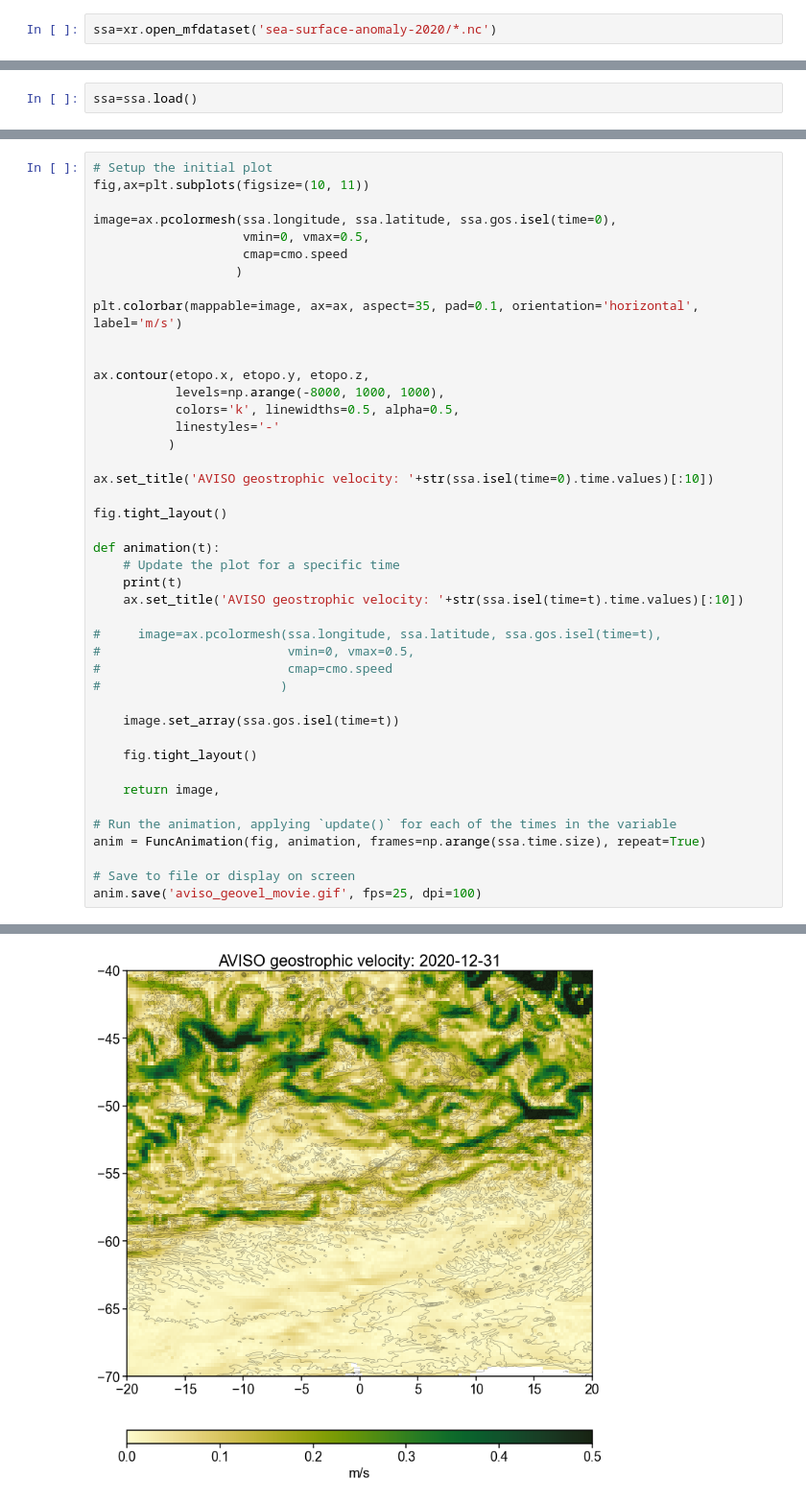
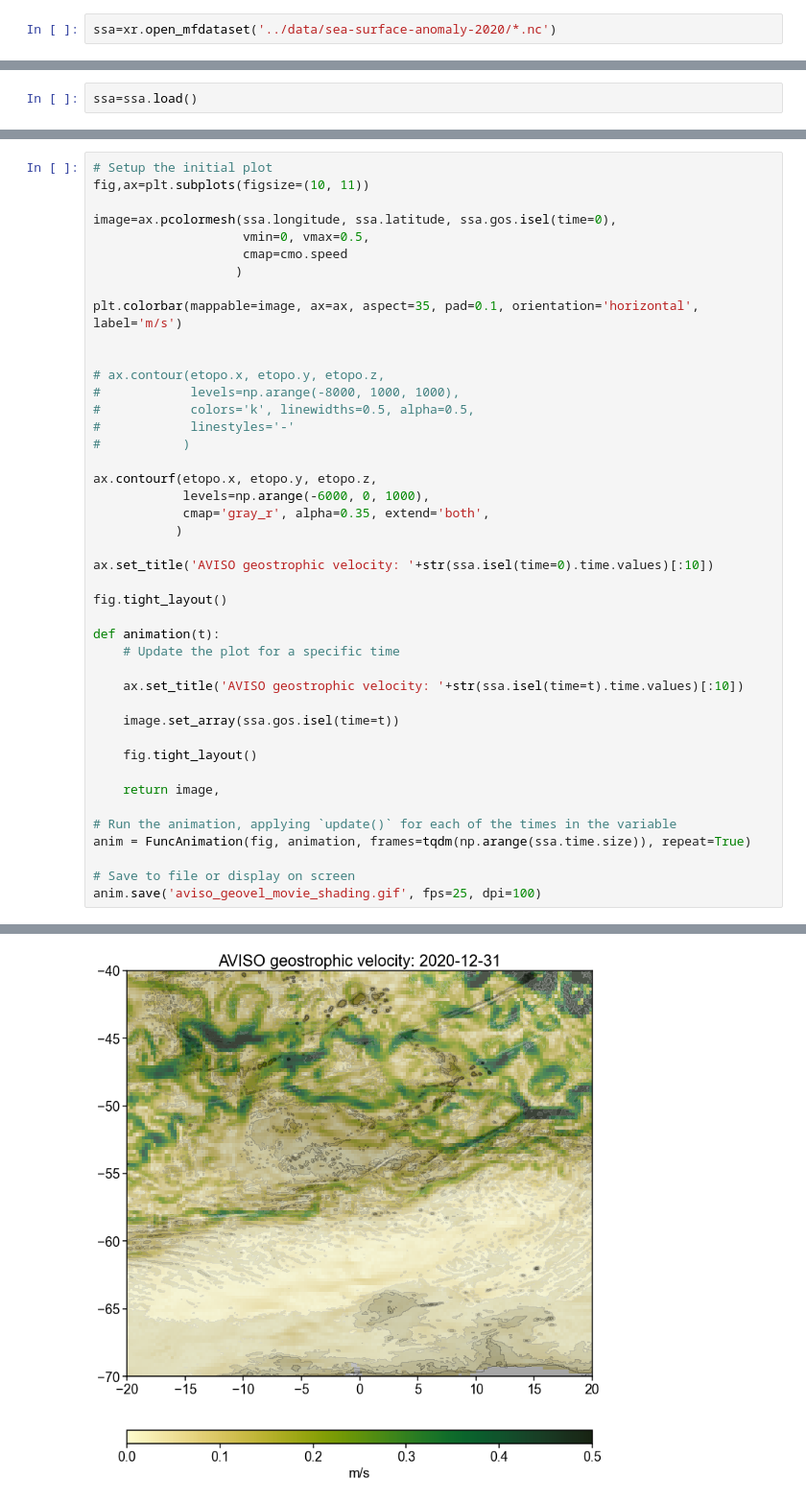
Before and after one commit to marcelduplessis/aviso-vel-eke, a Jupyter notebook: geo-vel-analysis.ipynb, the cells around one changed output, grey strips where cells are left out. Shown at 96% size. Drawn from its saved outputs; the diff is of its cells as text.

```diff
--- a/geo-vel-analysis.ipynb
+++ b/geo-vel-analysis.ipynb
@@ -23,4 +24,4 @@ plt.rc('ytick.major', width=1.5)
 plt.rc('xtick.major', width=1.5)
 plt.rc('lines', linewidth=2)
 # %%
-ssa=xr.open_mfdataset('sea-surface-anomaly-2020/*.nc')
+ssa=xr.open_mfdataset('../data/sea-surface-anomaly-2020/*.nc')
@@ -106,11 +130,16 @@ image=ax.pcolormesh(ssa.longitude, ssa.latitude, ssa.gos.isel(time=0),
 plt.colorbar(mappable=image, ax=ax, aspect=35, pad=0.1, orientation='horizontal', label='m/s')
 
 
-ax.contour(etopo.x, etopo.y, etopo.z,
-           levels=np.arange(-8000, 1000, 1000),
-           colors='k', linewidths=0.5, alpha=0.5,
-           linestyles='-'
-          )
+# ax.contour(etopo.x, etopo.y, etopo.z,
+#            levels=np.arange(-8000, 1000, 1000),
+#            colors='k', linewidths=0.5, alpha=0.5,
+#            linestyles='-'
+#           )
+
+ax.contourf(etopo.x, etopo.y, etopo.z,
+            levels=np.arange(-6000, 0, 1000),
+            cmap='gray_r', alpha=0.35, extend='both',
+           )
 
 ax.set_title('AVISO geostrophic velocity: '+str(ssa.isel(time=0).time.values)[:10])
 
@@ -118,13 +147,8 @@ fig.tight_layout()
 
 def animation(t):
     # Update the plot for a specific time
-    print(t)
+
     ax.set_title('AVISO geostrophic velocity: '+str(ssa.isel(time=t).time.values)[:10])
-
-#     image=ax.pcolormesh(ssa.longitude, ssa.latitude, ssa.gos.isel(time=t),
-#                         vmin=0, vmax=0.5,
-#                         cmap=cmo.speed
-#                        )
 
     image.set_array(ssa.gos.isel(time=t))
 
@@ -133,8 +157,8 @@ def animation(t):
     return image,
 
 # Run the animation, applying `update()` for each of the times in the variable
-anim = FuncAnimation(fig, animation, frames=np.arange(ssa.time.size), repeat=True)
+anim = FuncAnimation(fig, animation, frames=tqdm(np.arange(ssa.time.size)), repeat=True)
 
 # Save to file or display on screen
-anim.save('aviso_geovel_movie.gif', fps=25, dpi=100)
+anim.save('aviso_geovel_movie_shading.gif', fps=25, dpi=100)
 # %% [output]
@@ -159 +165 @@ MovieWriter ffmpeg unavailable; using Pillow instead.
-[figure, old version]
+[figure, new version]
```
Also changed, not shown: parts of 6 cells of this notebook, 3 other files.
